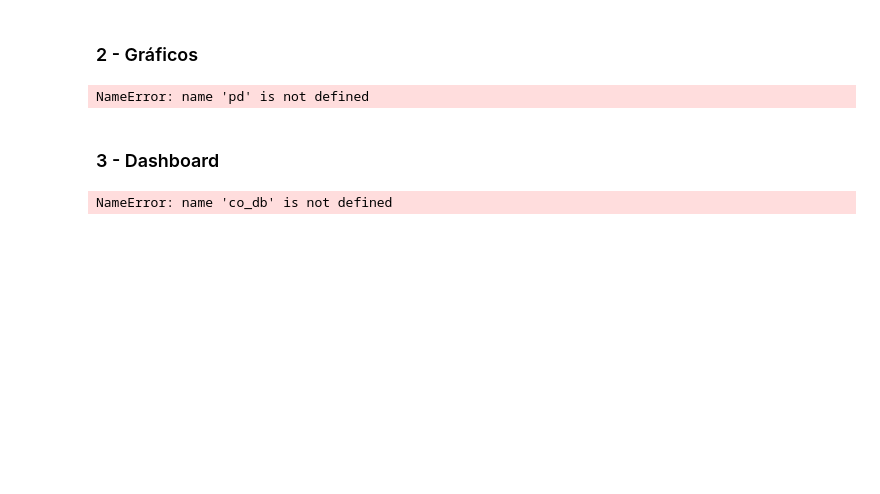
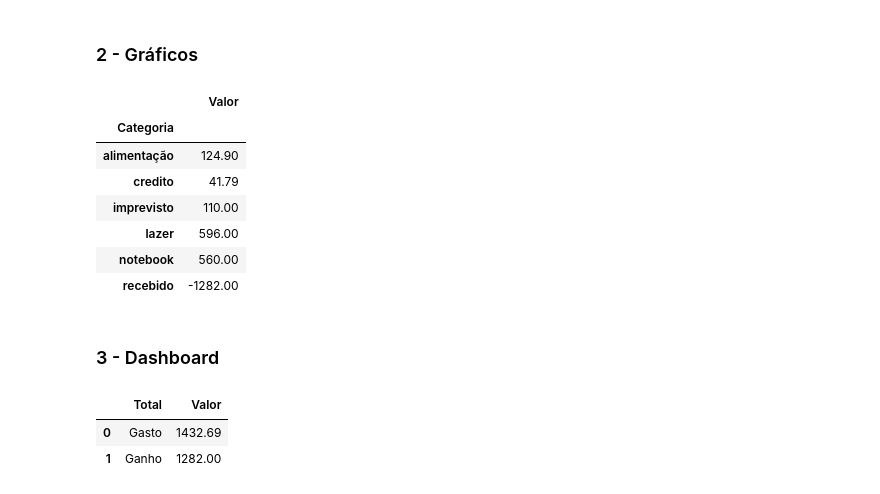
Before and after one commit to ManoelRIos/coin-organizer-dev, a Jupyter notebook: coin-organize.ipynb, the cells around one changed output. Cells and saved outputs as stored; diff of their text form; code cells hidden in the pictures; blank space fills up the shorter version.

```diff
--- a/coin-organize.ipynb
+++ b/coin-organize.ipynb
@@ -62,32 +73,41 @@ display(co_db)
 ### 2 - Gráficos
 # %%
 
-co_db = pd.read_csv('co_db.csv', index_col=0)
+db = pd.read_csv('db/db.csv', index_col=0)
 cat_val = pd.DataFrame()
 
-cat_val = co_db.groupby(by='Categoria').sum() * (-1)
+cat_val = db.groupby(by='Categoria').sum() * (-1)
 
 display(cat_val)
 
 #Plotando gráfico de barra valor/data
-fig = px.bar(co_db, x = 'Data', y = 'Valor', color= 'Categoria', barmode="group")
+fig = px.bar(db, x = 'Data', y = 'Valor', color= 'Categoria', barmode="group")
 fig.show()
 
 fig = px.pie(cat_val, values='Valor', names= cat_val.index, title='Gastos por categoria')
 fig.show()
 # %% [output]
-NameError: name 'pd' is not defined
+|  | Valor |
+| Categoria |  |
+| alimentação | 124.90 |
+| credito | 41.79 |
+| imprevisto | 110.00 |
+| lazer | 596.00 |
+| notebook | 560.00 |
+| recebido | -1282.00 |
 # %% [markdown]
 ### 3 - Dashboard
 # %%
 #/dashboard.py
 #Somando total recebido
-total_recebido = co_db['Valor'].where(co_db['Valor'] > 0).sum()
+total_recebido = db['Valor'].where(db['Valor'] > 0).sum()
 #Somando total de gastos
-total_gasto = co_db['Valor'].where( co_db['Valor'] < 0 ).sum() * (-1)
+total_gasto = db['Valor'].where( db['Valor'] < 0 ).sum() * (-1)
 total = pd.DataFrame({'Total': ['Gasto', 'Ganho'],
                       'Valor':[total_gasto, total_recebido]})
 
 display(total)
 # %% [output]
-NameError: name 'co_db' is not defined
+|  | Total | Valor |
+| 0 | Gasto | 1432.69 |
+| 1 | Ganho | 1282.00 |
```
Also changed, not shown: parts of 2 cells of this notebook, 1 other file.
